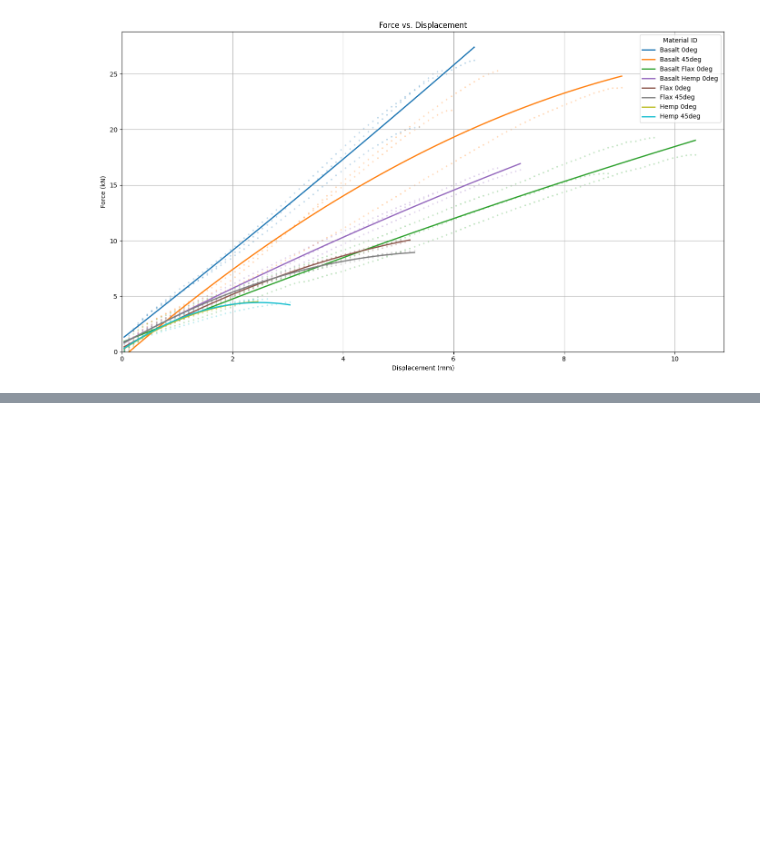
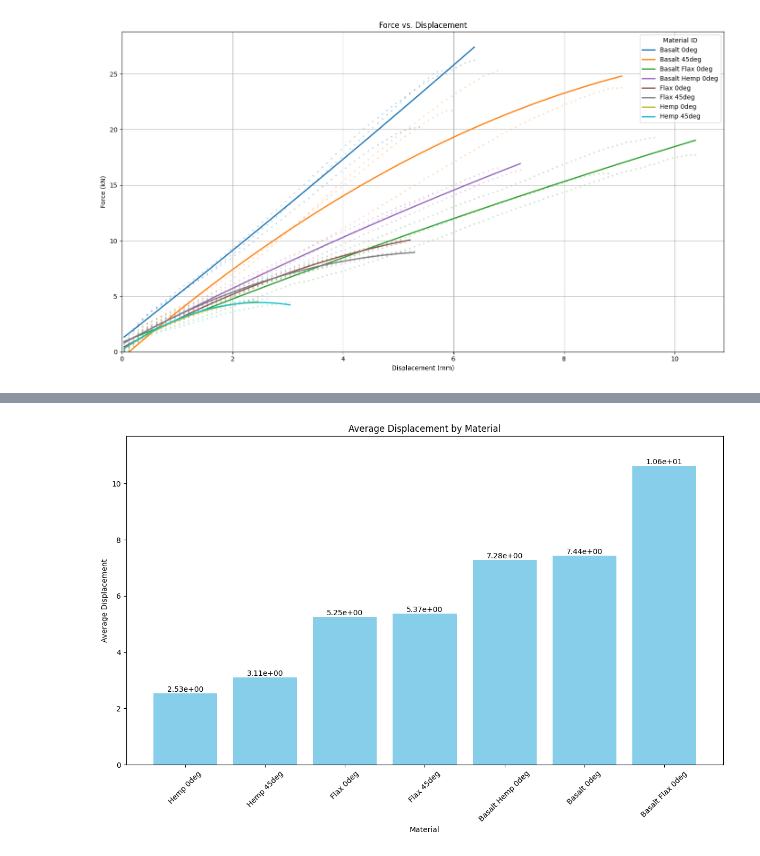
Before and after one commit to jamesbardin/ts_t, a Jupyter notebook: trevor.ipynb, the cells around one changed output, grey strips where cells are left out. Drawn from its saved outputs; the diff is of its cells as text; code cells hidden in the pictures; blank space fills up the shorter version.

```diff
--- a/trevor.ipynb
+++ b/trevor.ipynb
@@ -415,0 +441,50 @@ plt.show()
+# %%
+average_displacement = []
+
+# Loop through each unique material in the DataFrame
+for material_id in df['Material_ID'].unique():
+    # Filter the DataFrame for the current material
+    material_df = df[df['Material_ID'] == material_id]
+
+
+
+    displacement = material_df['Displacement'].max()
+
+    # Calculate the average elasticity modulus for the material
+    avg_fs = displacement.mean()
+    average_displacement.append(avg_fs)
+
+# Assuming the number of unique materials matches the length of average_elasticity_modulus
+materials = list(df['Material_ID'].unique())
+
+materials_fs = list(zip(materials, average_displacement))
+
+# Sort the list of tuples by the average elasticity modulus (the second element of each tuple)
+sorted_materials_fs = sorted(materials_fs, key=lambda x: x[1])
+
+# Unzip the sorted list of tuples back into two lists
+sorted_materials, sorted_average_fs = zip(*sorted_materials_fs)
+
+# Creating the sorted bar plot
+plt.figure(figsize=(12, 8))
+max_value = max(sorted_average_fs)
+upper_limit = max_value * 1.1  # Set upper limit to 10% higher than the maximum value
+
+# Adjust the ylim to make room for annotations
+plt.ylim(0, upper_limit)
+bars = plt.bar(sorted_materials, sorted_average_fs, color='skyblue')
+plt.xlabel('Material')
+plt.ylabel('Average Displacement')
+plt.title('Average Displacement by Material')
+
+for bar in bars:
+    height = bar.get_height()
+    annotation = "{:.2e}".format(height)
+    plt.text(bar.get_x() + bar.get_width() / 2.0, height, annotation, ha='center', va='bottom')
+
+
+plt.xticks(rotation=45)  # Rotate the material names for better readability
+plt.tight_layout()
+plt.show()
+# %% [output]
+[figure, added]
```
Also changed, not shown: parts of 4 cells of this notebook.
